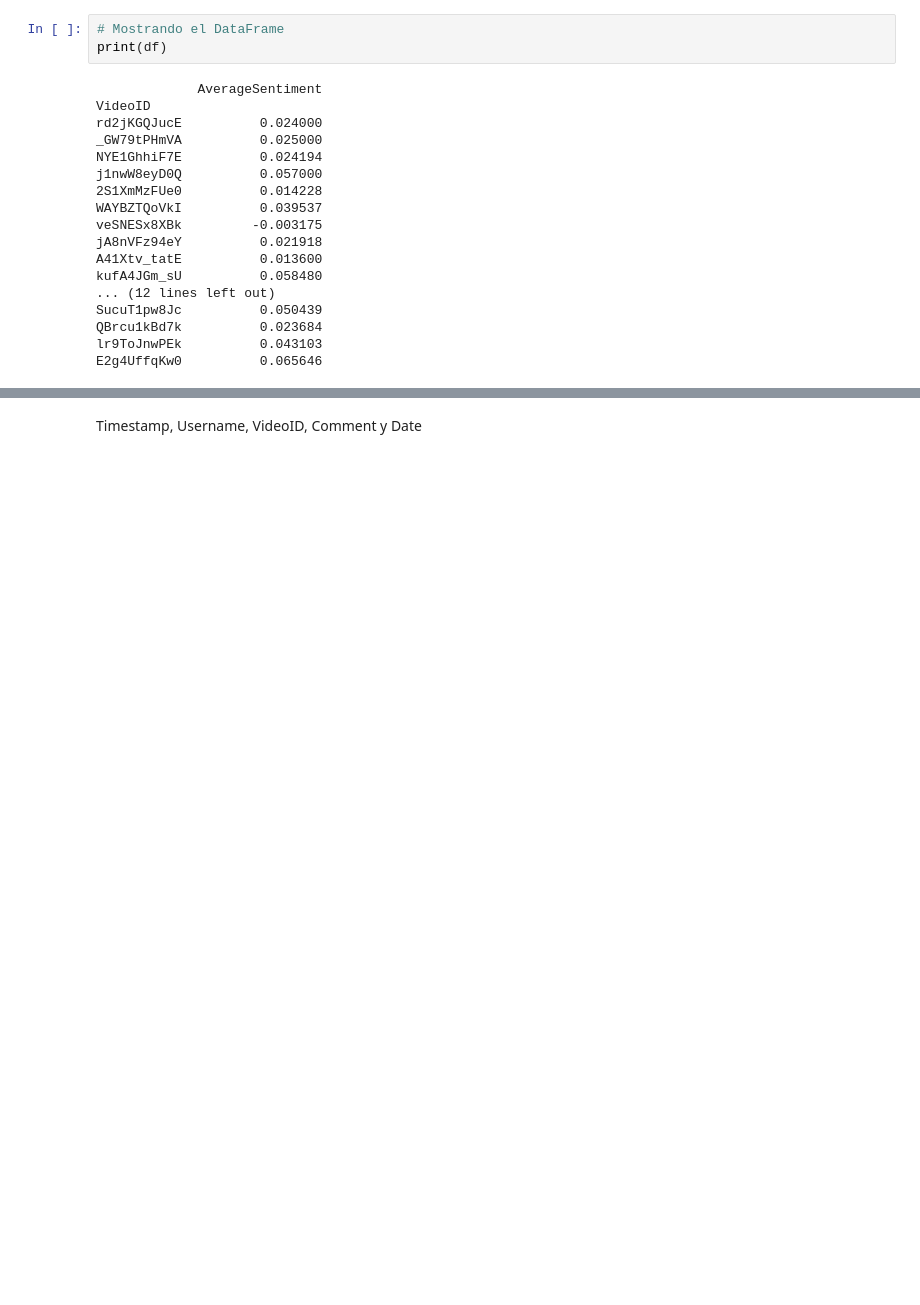
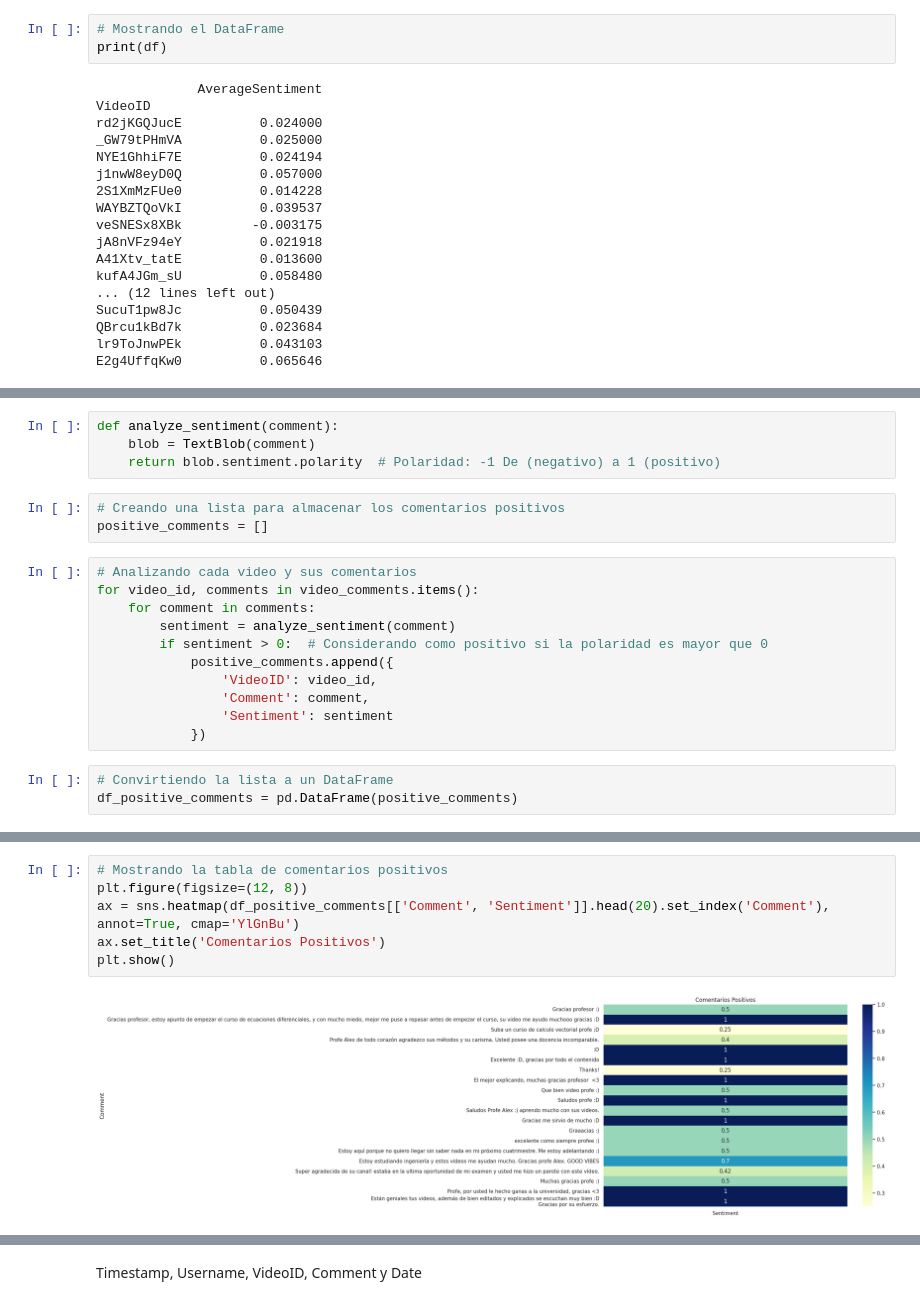
Before and after one commit to EHN8829/DUPD_FINAL, a Jupyter notebook: DUPD_FINAL.ipynb, the cells around one changed output, grey strips where cells are left out. Cells and saved outputs as stored; diff of their text form; blank space fills up the shorter version.

```diff
--- a/DUPD_FINAL.ipynb
+++ b/DUPD_FINAL.ipynb
@@ -185,0 +282,21 @@ E2g4UffqKw0          0.065646
+# %%
+def analyze_sentiment(comment):
+    blob = TextBlob(comment)
+    return blob.sentiment.polarity  # Polaridad: -1 De (negativo) a 1 (positivo)
+# %%
+# Creando una lista para almacenar los comentarios positivos
+positive_comments = []
+# %%
+# Analizando cada video y sus comentarios
+for video_id, comments in video_comments.items():
+    for comment in comments:
+        sentiment = analyze_sentiment(comment)
+        if sentiment > 0:  # Considerando como positivo si la polaridad es mayor que 0
+            positive_comments.append({
+                'VideoID': video_id,
+                'Comment': comment,
+                'Sentiment': sentiment
+            })
+# %%
+# Convirtiendo la lista a un DataFrame
+df_positive_comments = pd.DataFrame(positive_comments)
@@ -185,0 +345,8 @@ E2g4UffqKw0          0.065646
+# %%
+# Mostrando la tabla de comentarios positivos
+plt.figure(figsize=(12, 8))
+ax = sns.heatmap(df_positive_comments[['Comment', 'Sentiment']].head(20).set_index('Comment'), annot=True, cmap='YlGnBu')
+ax.set_title('Comentarios Positivos')
+plt.show()
+# %% [output]
+[figure, added]
```
Also changed, not shown: parts of 40 cells of this notebook.
